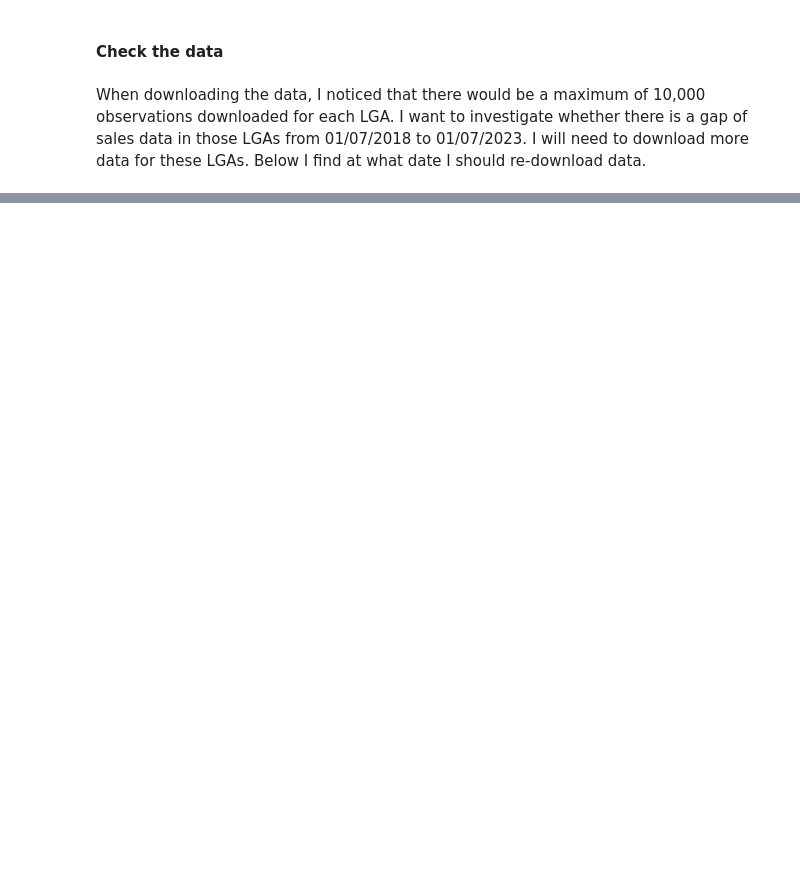
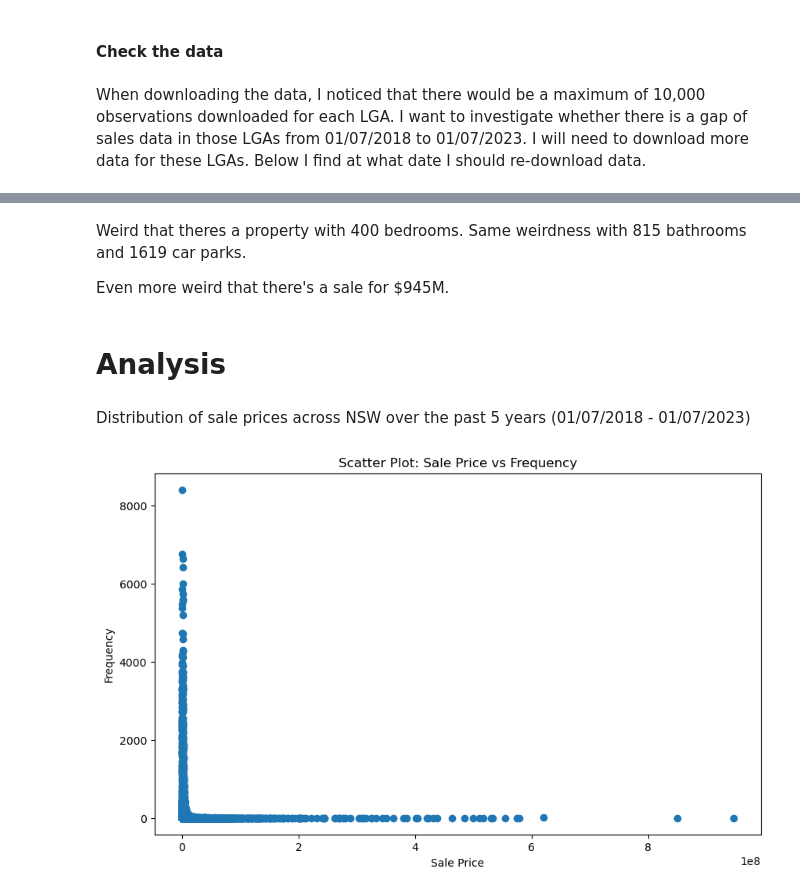
Before and after one commit to eternalBackPain/NSW-Property-Data, a Jupyter notebook: analysis.ipynb, the cells around one changed output, grey strips where cells are left out. Saved outputs shown, nothing was run; the diff lists cells and outputs as text; code cells hidden in the pictures; blank space fills up the shorter version.

Commit message:
created some analysis

```diff
--- a/analysis.ipynb
+++ b/analysis.ipynb
@@ -24,3 +29,9 @@ print("Number of rows after dropping NAs:", num_rows)
 all_files.drop_duplicates(inplace=True)
 num_rows = all_files.shape[0]
 print("Number of rows after dropping duplicates:", num_rows)
+# Find the indices of the rows with sale price equal to 0
+indices_to_drop = all_files[all_files['Sale Price'] == 0].index
+# Drop the rows from the dataset
+all_files.drop(indices_to_drop, inplace=True)
+num_rows = all_files.shape[0]
+print("Number of rows after dropping obs with sales price = 0:", num_rows)
@@ -27,6 +43,7 @@ print("Number of rows after dropping duplicates:", num_rows)
 # %%
+all_files = all_files.reset_index(drop=True)
 df = all_files
-df.to_csv('alldata.csv', index=False)
+# df.to_csv('alldata.csv', index=False)
 # %% [markdown]
 #### Check the data
 # %%
@@ -65,0 +143,25 @@ for lga in lgas_with_10000_sales.index:
+# %% [markdown]
+Weird that theres a property with 400 bedrooms. Same weirdness with 815 bathrooms and 1619 car parks.
+
+Even more weird that there's a sale for $945M.
+# %% [markdown]
+# Analysis
+# %% [markdown]
+Distribution of sale prices across NSW over the past 5 years (01/07/2018 - 01/07/2023)
+# %%
+# Calculate the frequency of each sales price value
+sales_price_counts = df['Sale Price'].value_counts()
+
+# Extract the sales prices and their frequencies
+sales_prices = sales_price_counts.index
+frequencies = sales_price_counts.values
+
+# Plot the scatter plot
+plt.figure(figsize=(10, 6))
+plt.scatter(sales_prices, frequencies)
+plt.xlabel('Sale Price')
+plt.ylabel('Frequency')
+plt.title('Scatter Plot: Sale Price vs Frequency')
+plt.show()
+# %% [output]
+[figure, added]
```
Also changed, not shown: parts of 16 cells of this notebook, 3 other files.
